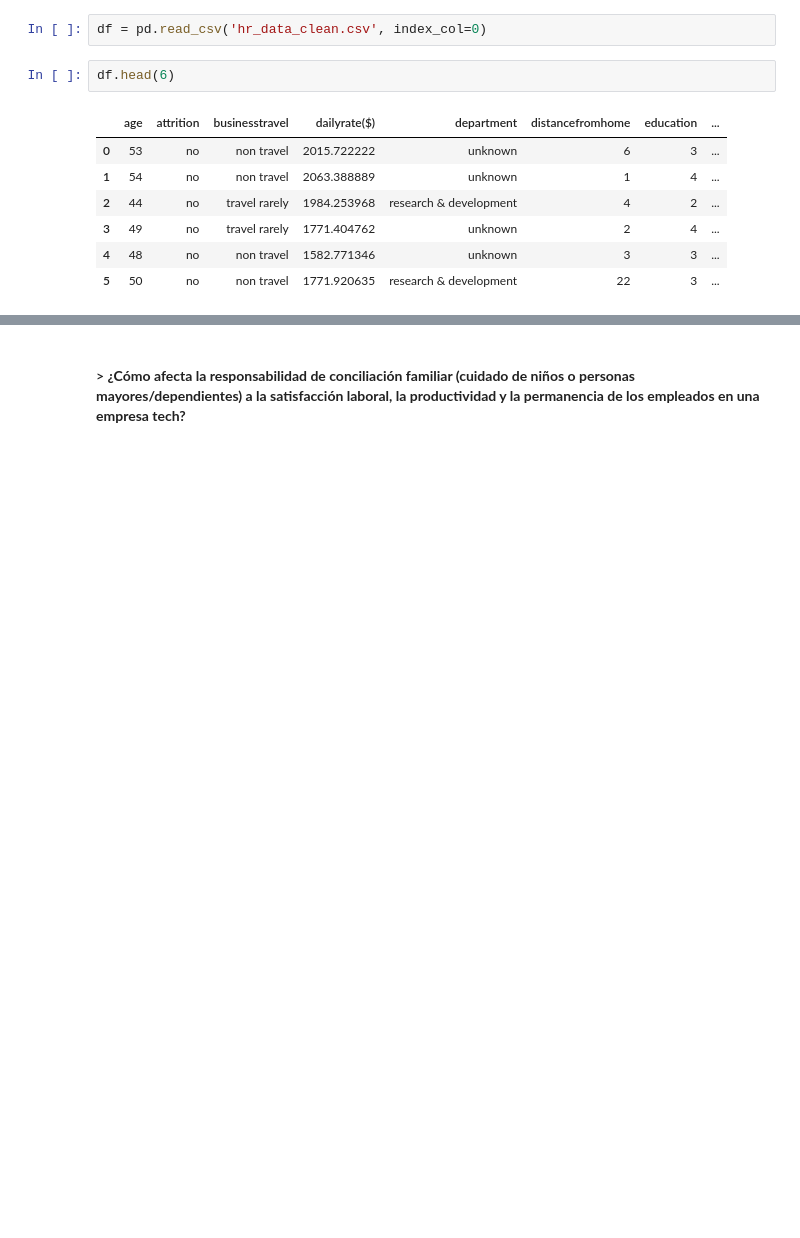
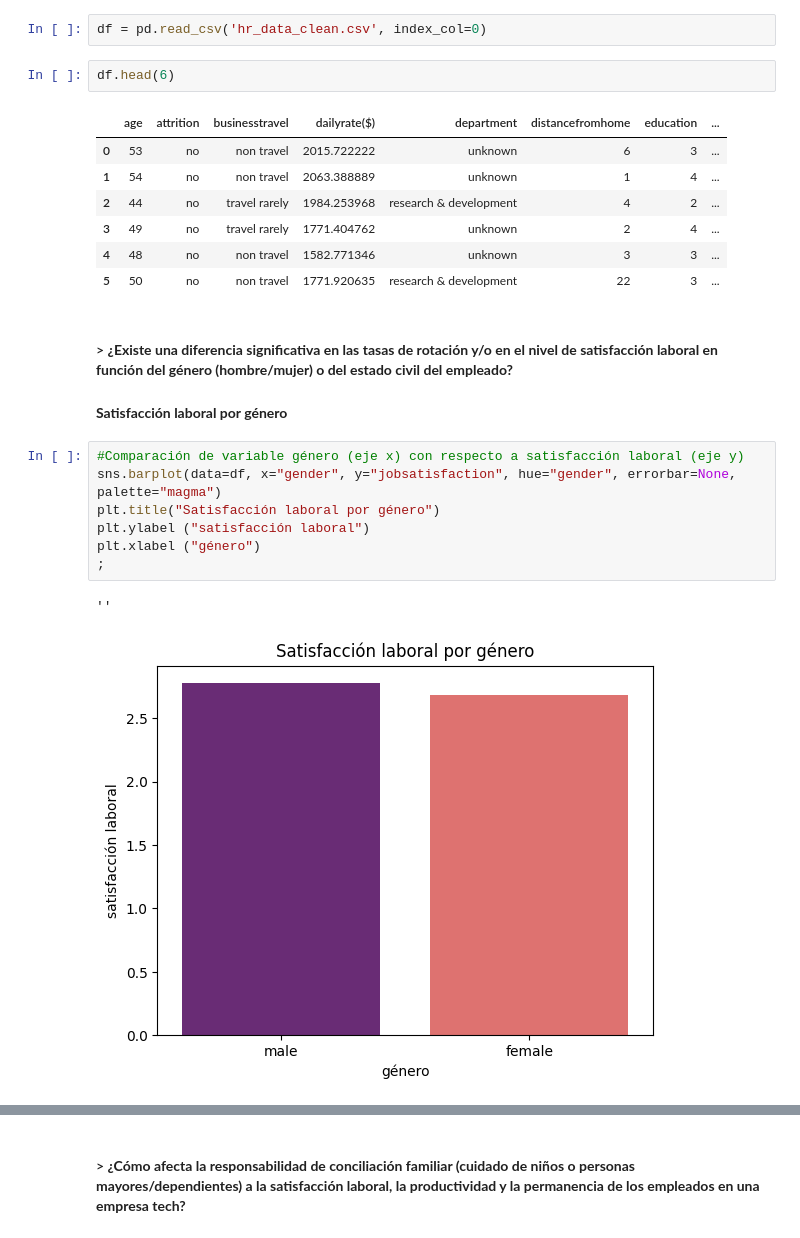
Before and after one commit to NIEVESPA/project-da-promo-60-modulo-3-team-3, a Jupyter notebook: FINAL/Fase_3_analisis_descriptivo.ipynb, the cells around one changed output, grey strips where cells are left out. Saved outputs shown, nothing was run; the diff lists cells and outputs as text; blank space fills up the shorter version.

Commit message:
Informe final y visualizaciones

```diff
--- a/FINAL/Fase_3_analisis_descriptivo.ipynb
+++ b/FINAL/Fase_3_analisis_descriptivo.ipynb
@@ -65,3 +67,17 @@ df.head(6)
 | 3 | 49 | no | travel rarely | 1771.404762 | unknown | 2 | 4 | ... |
 | 4 | 48 | no | non travel | 1582.771346 | unknown | 3 | 3 | ... |
 | 5 | 50 | no | non travel | 1771.920635 | research & development | 22 | 3 | ... |
+# %% [markdown]
+#### > **¿Existe una diferencia significativa en las tasas de rotación y/o en el nivel de satisfacción laboral en función del género (hombre/mujer) o del estado civil del empleado?**
+# %% [markdown]
+**Satisfacción laboral por género**
+# %%
+#Comparación de variable género (eje x) con respecto a satisfacción laboral (eje y)
+sns.barplot(data=df, x="gender", y="jobsatisfaction", hue="gender", errorbar=None, palette="magma")
+plt.title("Satisfacción laboral por género")
+plt.ylabel ("satisfacción laboral")
+plt.xlabel ("género")
+;
+# %% [output]
+''
+[figure, added]
```
Also changed, not shown: parts of 21 cells of this notebook, 1 other file.
